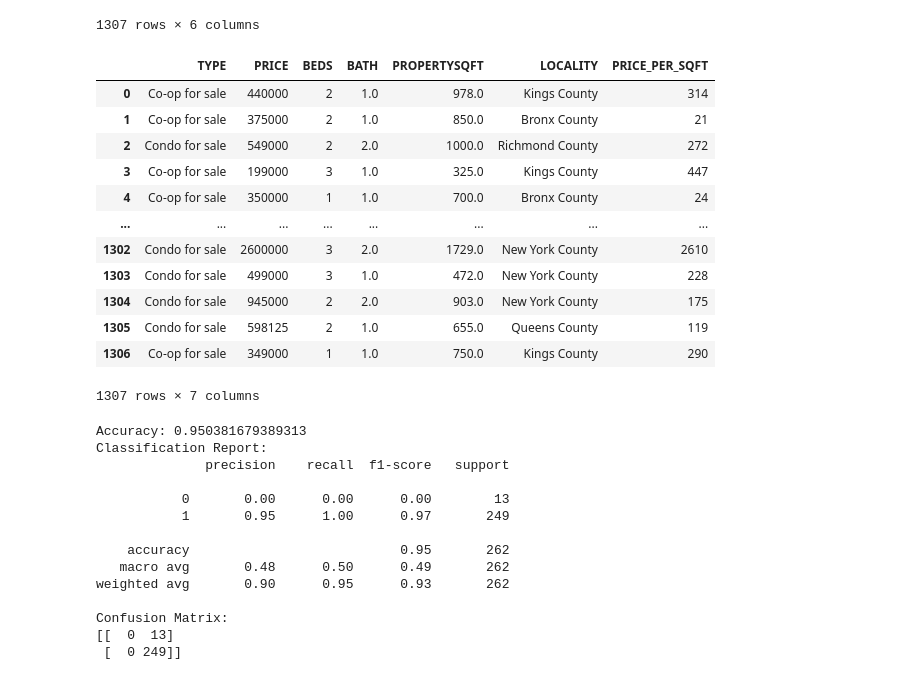
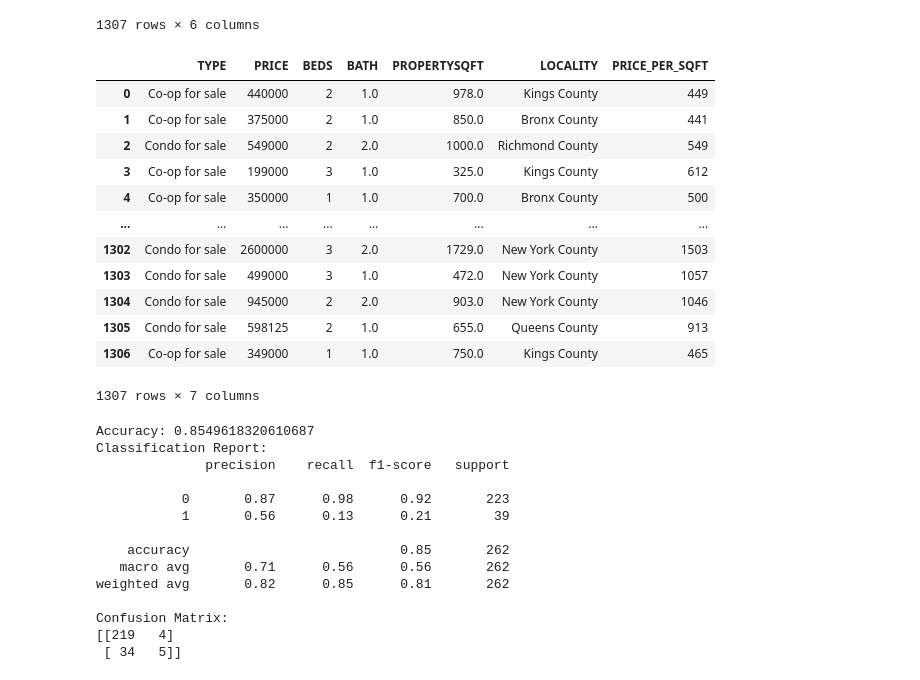
Before and after one commit to captaindarshan/Housing-ML-Project, a Jupyter notebook: NY_housing.ipynb, the cells around one changed output. Cells and saved outputs as stored; diff of their text form; code cells hidden in the pictures.

```diff
--- a/NY_housing.ipynb
+++ b/NY_housing.ipynb
@@ -168,22 +168,23 @@ df_final
 | 1306 | Co-op for sale | 349000 | 1 | 1.0 | 750.0 | Kings County |
 1307 rows × 6 columns
 # %%
-df_final['PRICE_PER_SQFT'] = df_final['PRICE'] / df['PROPERTYSQFT']
+df_final['PRICE_PER_SQFT'] = df_final['PRICE'] / df_final['PROPERTYSQFT']
 df_final['PRICE_PER_SQFT'] =df_final['PRICE_PER_SQFT'].astype(int)
+
 df_final
 # %% [output]
 |  | TYPE | PRICE | BEDS | BATH | PROPERTYSQFT | LOCALITY | PRICE_PER_SQFT |
-| 0 | Co-op for sale | 440000 | 2 | 1.0 | 978.0 | Kings County | 314 |
-| 1 | Co-op for sale | 375000 | 2 | 1.0 | 850.0 | Bronx County | 21 |
-| 2 | Condo for sale | 549000 | 2 | 2.0 | 1000.0 | Richmond County | 272 |
-| 3 | Co-op for sale | 199000 | 3 | 1.0 | 325.0 | Kings County | 447 |
-| 4 | Co-op for sale | 350000 | 1 | 1.0 | 700.0 | Bronx County | 24 |
+| 0 | Co-op for sale | 440000 | 2 | 1.0 | 978.0 | Kings County | 449 |
+| 1 | Co-op for sale | 375000 | 2 | 1.0 | 850.0 | Bronx County | 441 |
+| 2 | Condo for sale | 549000 | 2 | 2.0 | 1000.0 | Richmond County | 549 |
+| 3 | Co-op for sale | 199000 | 3 | 1.0 | 325.0 | Kings County | 612 |
+| 4 | Co-op for sale | 350000 | 1 | 1.0 | 700.0 | Bronx County | 500 |
 | ... | ... | ... | ... | ... | ... | ... | ... |
-| 1302 | Condo for sale | 2600000 | 3 | 2.0 | 1729.0 | New York County | 2610 |
-| 1303 | Condo for sale | 499000 | 3 | 1.0 | 472.0 | New York County | 228 |
-| 1304 | Condo for sale | 945000 | 2 | 2.0 | 903.0 | New York County | 175 |
-| 1305 | Condo for sale | 598125 | 2 | 1.0 | 655.0 | Queens County | 119 |
-| 1306 | Co-op for sale | 349000 | 1 | 1.0 | 750.0 | Kings County | 290 |
+| 1302 | Condo for sale | 2600000 | 3 | 2.0 | 1729.0 | New York County | 1503 |
+| 1303 | Condo for sale | 499000 | 3 | 1.0 | 472.0 | New York County | 1057 |
+| 1304 | Condo for sale | 945000 | 2 | 2.0 | 903.0 | New York County | 1046 |
+| 1305 | Condo for sale | 598125 | 2 | 1.0 | 655.0 | Queens County | 913 |
+| 1306 | Co-op for sale | 349000 | 1 | 1.0 | 750.0 | Kings County | 465 |
 1307 rows × 7 columns
 # %%
 import sklearn as skl
@@ -198,7 +199,7 @@ from sklearn.metrics import mean_squared_error, r2_score
 import numpy as np
 # %%
 # target variable (above/below 75) and features
-y = (df_final['PRICE_PER_SQFT'] > 75).astype(int)
+y = (df_final['PRICE_PER_SQFT'] > 1550).astype(int)
 X = df_final.drop(['PRICE', 'PRICE_PER_SQFT', 'LOCALITY', 'TYPE'], axis=1)
 
 # training and testing sets
@@ -224,19 +225,19 @@ print(classification_report(y_test, y_pred))
 print("Confusion Matrix:")
 print(confusion_matrix(y_test, y_pred))
 # %% [output]
-Accuracy: 0.950381679389313
+Accuracy: 0.8549618320610687
 Classification Report:
               precision    recall  f1-score   support
 
-           0       0.00      0.00      0.00        13
-           1       0.95      1.00      0.97       249
+           0       0.87      0.98      0.92       223
+           1       0.56      0.13      0.21        39
 
-    accuracy                           0.95       262
-   macro avg       0.48      0.50      0.49       262
-weighted avg       0.90      0.95      0.93       262
+    accuracy                           0.85       262
+   macro avg       0.71      0.56      0.56       262
+weighted avg       0.82      0.85      0.81       262
 
 Confusion Matrix:
-[[  0  13]
- [  0 249]]
+[[219   4]
+ [ 34   5]]
 # %%
 df_scaled= df_final.copy()
```
Also changed, not shown: parts of 4 cells of this notebook.
